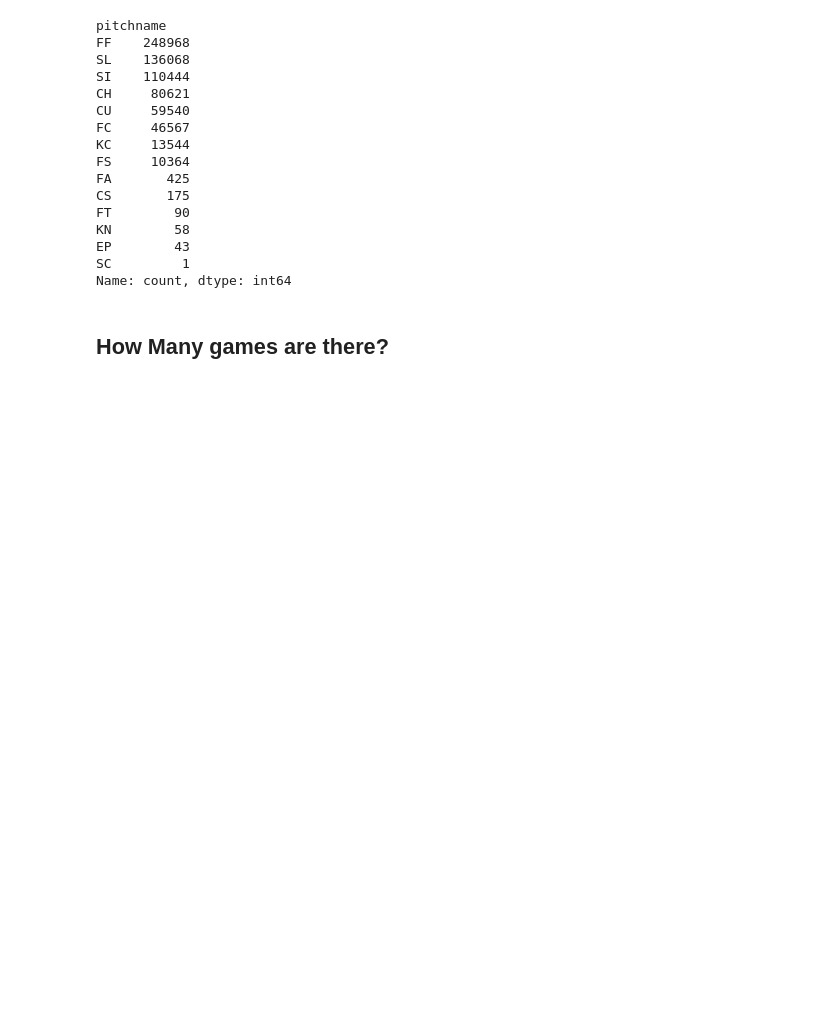
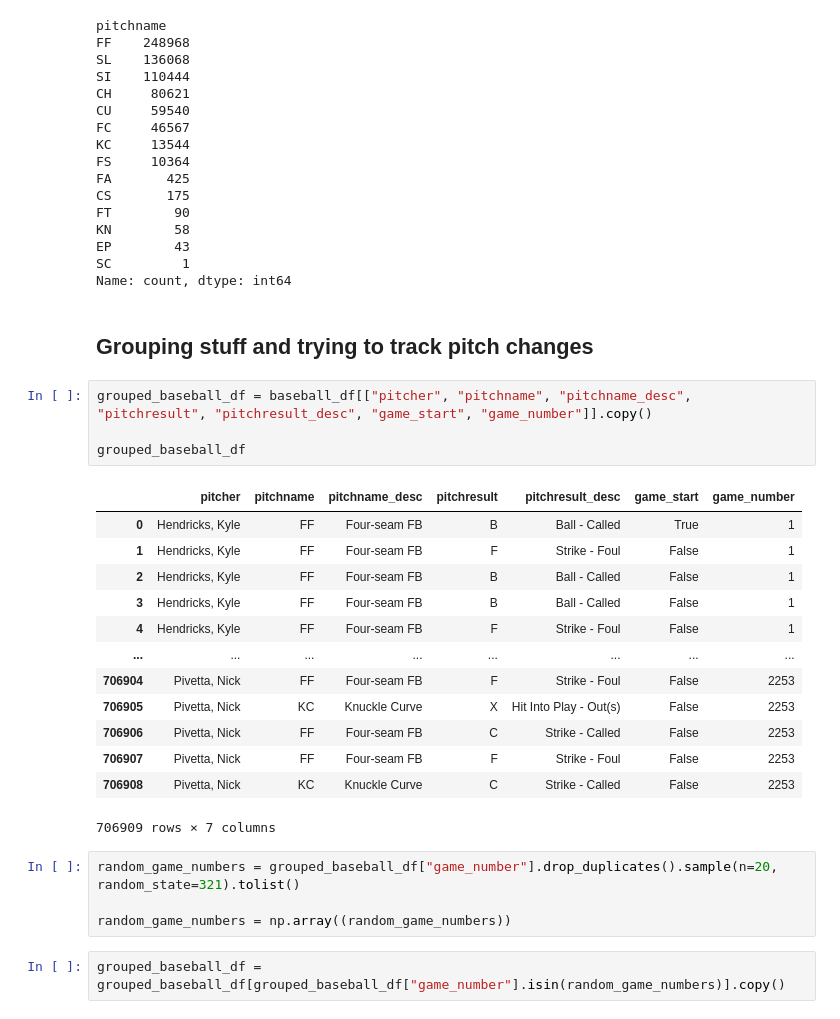
Before and after one commit to NathanG1en/baseball-research, a Jupyter notebook: Focused Visualizations.ipynb, the cells around one changed output. Saved outputs shown, nothing was run; the diff lists cells and outputs as text; blank space fills up the shorter version.

```diff
--- a/Focused Visualizations.ipynb
+++ b/Focused Visualizations.ipynb
@@ -141,4 +141,28 @@ EP        43
 SC         1
 Name: count, dtype: int64
 # %% [markdown]
-## How Many games are there?
+## Grouping stuff and trying to track pitch changes
+# %%
+grouped_baseball_df = baseball_df[["pitcher", "pitchname", "pitchname_desc", "pitchresult", "pitchresult_desc", "game_start", "game_number"]].copy()
+
+grouped_baseball_df
+# %% [output]
+|  | pitcher | pitchname | pitchname_desc | pitchresult | pitchresult_desc | game_start | game_number |
+| 0 | Hendricks, Kyle | FF | Four-seam FB | B | Ball - Called | True | 1 |
+| 1 | Hendricks, Kyle | FF | Four-seam FB | F | Strike - Foul | False | 1 |
+| 2 | Hendricks, Kyle | FF | Four-seam FB | B | Ball - Called | False | 1 |
+| 3 | Hendricks, Kyle | FF | Four-seam FB | B | Ball - Called | False | 1 |
+| 4 | Hendricks, Kyle | FF | Four-seam FB | F | Strike - Foul | False | 1 |
+| ... | ... | ... | ... | ... | ... | ... | ... |
+| 706904 | Pivetta, Nick | FF | Four-seam FB | F | Strike - Foul | False | 2253 |
+| 706905 | Pivetta, Nick | KC | Knuckle Curve | X | Hit Into Play - Out(s) | False | 2253 |
+| 706906 | Pivetta, Nick | FF | Four-seam FB | C | Strike - Called | False | 2253 |
+| 706907 | Pivetta, Nick | FF | Four-seam FB | F | Strike - Foul | False | 2253 |
+| 706908 | Pivetta, Nick | KC | Knuckle Curve | C | Strike - Called | False | 2253 |
+706909 rows × 7 columns
+# %%
+random_game_numbers = grouped_baseball_df["game_number"].drop_duplicates().sample(n=20, random_state=321).tolist()
+
+random_game_numbers = np.array((random_game_numbers))
+# %%
+grouped_baseball_df = grouped_baseball_df[grouped_baseball_df["game_number"].isin(random_game_numbers)].copy()
```
Also changed, not shown: parts of 17 cells of this notebook, 1 other file.
